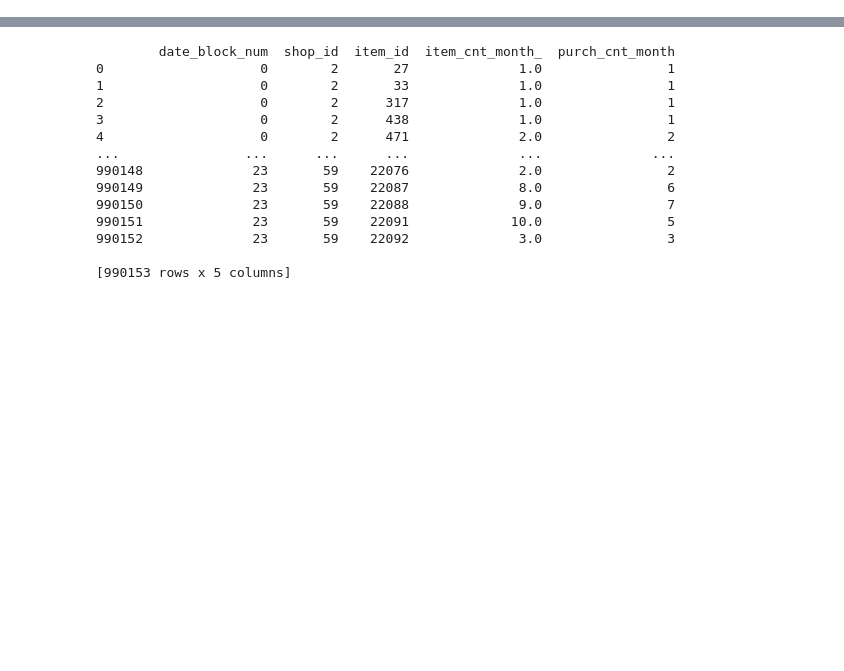
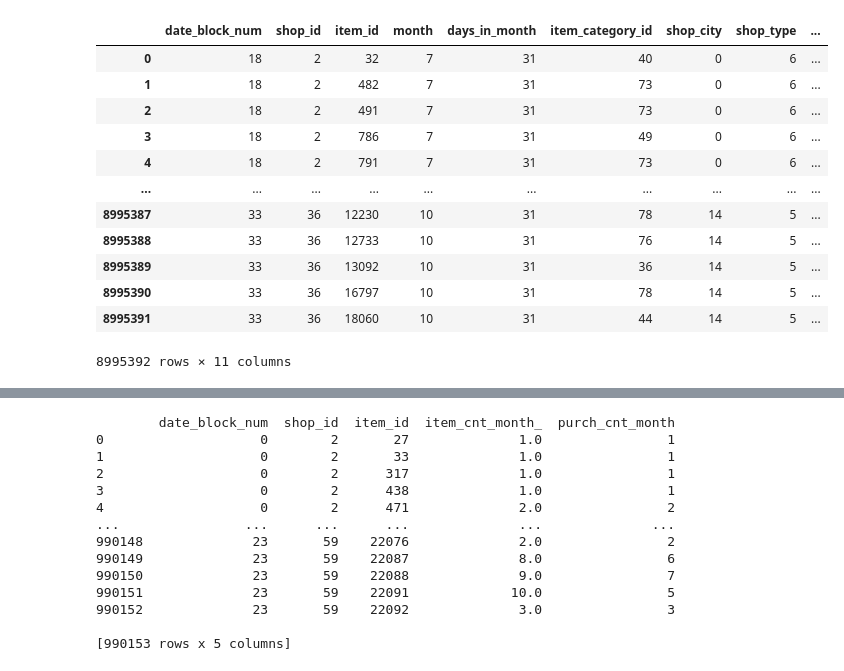
Before and after one commit to ffjjzz/InnowiseInternship, a Jupyter notebook: notebooks/main_model_step.ipynb, the cells around one changed output, grey strips where cells are left out. Saved outputs shown, nothing was run; the diff lists cells and outputs as text; code cells hidden in the pictures; blank space fills up the shorter version.

```diff
--- a/notebooks/main_model_step.ipynb
+++ b/notebooks/main_model_step.ipynb
@@ -53,0 +138,25 @@ data_storage['train'] = proc.group_by_month(data_storage['train'])
+# %%
+import pandas as pd
+
+def fill_missing_combinations(df: pd.DataFrame) -> pd.DataFrame:
+    unique_date_block_num = df['date_block_num'].unique()
+    unique_shop_id = df['shop_id'].unique()
+    unique_item_id = df['item_id'].unique()
+
+    all_combinations = pd.MultiIndex.from_product(
+        [unique_date_block_num, unique_shop_id, unique_item_id],
+        names=['date_block_num', 'shop_id', 'item_id']
+    ).to_frame(index=False)
+
+    merged_df = pd.merge(
+        all_combinations,
+        df,
+        on=['date_block_num', 'shop_id', 'item_id'],
+        how='left'
+    )
+
+    merged_df['item_cnt_month_'] = merged_df['item_cnt_month_'].fillna(0)
+
+    return merged_df
+# %%
+data_storage['train'] = fill_missing_combinations(data_storage['train'])
@@ -61,4 +203,4 @@ data_storage['train'] = proc.add_cat_features(data_storage['train'])
 cat_features = ['shop_city', 'shop_type', 'item_category_type', 'item_category_subtype']
 data_storage['train'] = proc.encode_categorical_features(data_storage['train'], cat_features=cat_features)
 # %%
-data_storage['train']
+df = data_storage['train']
@@ -82,0 +223,18 @@ data_storage['train']['purch_cnt_month_unclipped'].nunique()
+# %%
+train = df[['date_block_num', 'shop_id', 'item_id', 'month', 'days_in_month', 'item_category_id', 'shop_city', 'shop_type', 'item_category_type', 'item_category_subtype', 'item_cnt_month']]
+# %%
+train
+# %% [output]
+|  | date_block_num | shop_id | item_id | month | days_in_month | item_category_id | shop_city | shop_type | ... |
+| 0 | 18 | 2 | 32 | 7 | 31 | 40 | 0 | 6 | ... |
+| 1 | 18 | 2 | 482 | 7 | 31 | 73 | 0 | 6 | ... |
+| 2 | 18 | 2 | 491 | 7 | 31 | 73 | 0 | 6 | ... |
+| 3 | 18 | 2 | 786 | 7 | 31 | 49 | 0 | 6 | ... |
+| 4 | 18 | 2 | 791 | 7 | 31 | 73 | 0 | 6 | ... |
+| ... | ... | ... | ... | ... | ... | ... | ... | ... | ... |
+| 8995387 | 33 | 36 | 12230 | 10 | 31 | 78 | 14 | 5 | ... |
+| 8995388 | 33 | 36 | 12733 | 10 | 31 | 76 | 14 | 5 | ... |
+| 8995389 | 33 | 36 | 13092 | 10 | 31 | 36 | 14 | 5 | ... |
+| 8995390 | 33 | 36 | 16797 | 10 | 31 | 78 | 14 | 5 | ... |
+| 8995391 | 33 | 36 | 18060 | 10 | 31 | 44 | 14 | 5 | ... |
+8995392 rows × 11 columns
```
Also changed, not shown: parts of 20 cells of this notebook, 2 other files.
